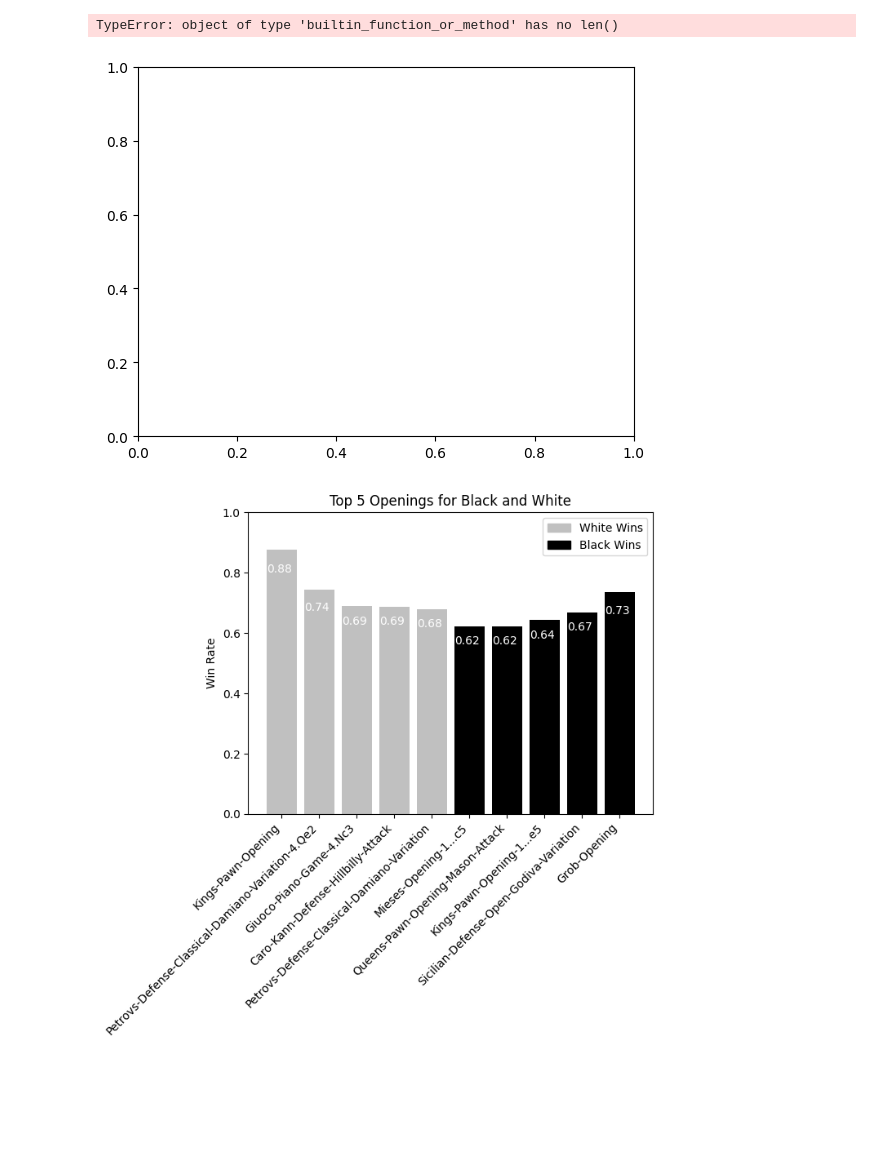
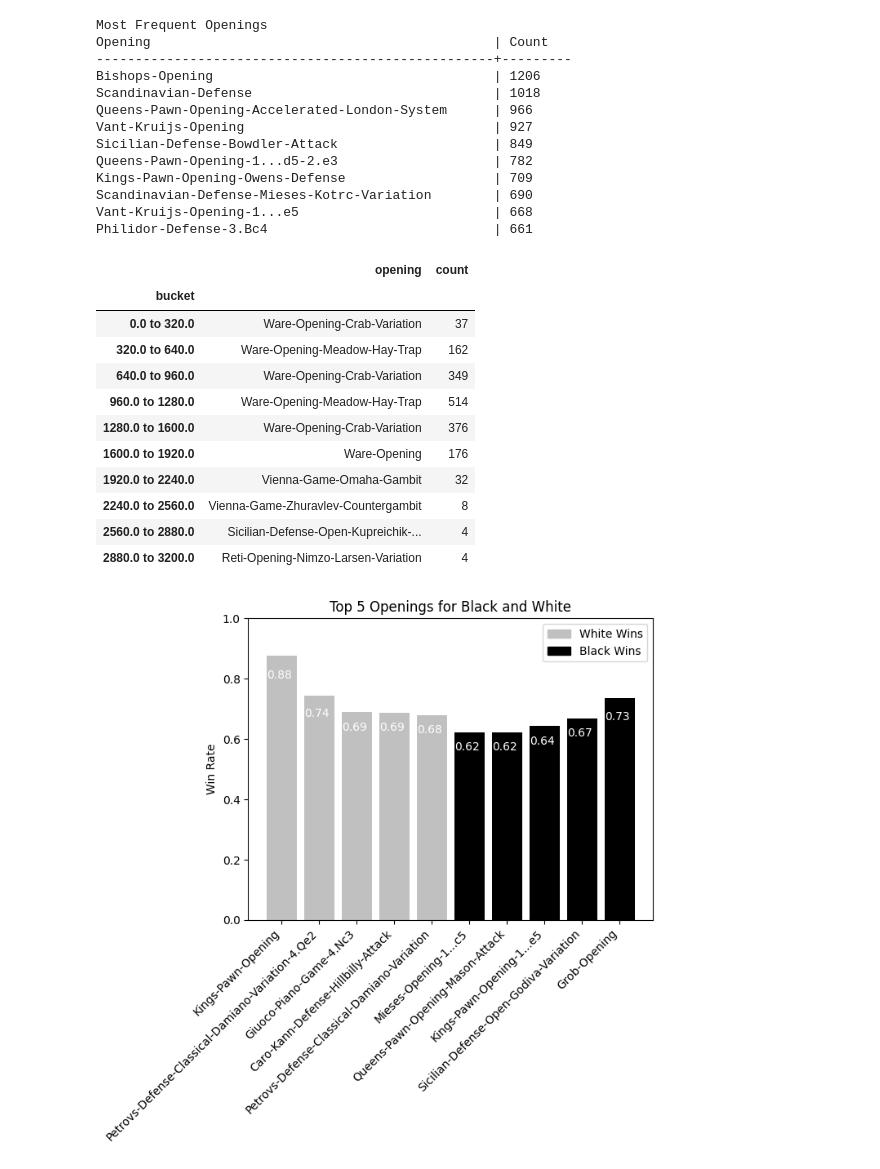
Before and after one commit to Torbet/Chess-DS, a Jupyter notebook: Openings.ipynb, the cells around one changed output. Drawn from its saved outputs; the diff is of its cells as text; code cells hidden in the pictures; blank space fills up the shorter version.

Commit message:
opening frequencies

```diff
--- a/Openings.ipynb
+++ b/Openings.ipynb
@@ -9,18 +9,70 @@ df = pd.read_csv('data/chess-openings.csv')
 counts = {k:v for k,v in dict(df['opening'].value_counts()).items()}
 mean_count = np.array(list([c for c in counts.values() if c > 1])).mean()
 # %%
-cell_text = counts.values
-row_labels = range(len(counts))
-col_labels = ["be", "bo"]
+orderedDict = dict(sorted(counts.items(), key=lambda item: item[1]))
 
-# kw = dict(cellColours=[["#EEECE1"] * len(data.iloc[0])] * len(data))  # to fill cells with color
-ytable = plt.table(cellText=cell_text, rowLabels=row_labels, colLabels=col_labels, loc="center right")
-plt.axis("off")
-plt.grid(False)
-plt.show()
+values = list(orderedDict.values())
+keys = list(orderedDict.keys())
+
+values.reverse()
+keys.reverse()
+
+n = 10
+
+print("Most Frequent Openings")
+
+print("{:<50} | {:<8}".format("Opening", "Count"))
+print("{:-<50}-+-{:-<8}".format("", ""))
+for i in range(n):
+    print("{:<50} | {:<8}".format(keys[i], values[i]))
 # %% [output]
-TypeError: object of type 'builtin_function_or_method' has no len()
+Most Frequent Openings
+Opening                                            | Count
+---------------------------------------------------+---------
+Bishops-Opening                                    | 1206
+Scandinavian-Defense                               | 1018
+Queens-Pawn-Opening-Accelerated-London-System      | 966
+Vant-Kruijs-Opening                                | 927
+Sicilian-Defense-Bowdler-Attack                    | 849
+Queens-Pawn-Opening-1...d5-2.e3                    | 782
+Kings-Pawn-Opening-Owens-Defense                   | 709
+Scandinavian-Defense-Mieses-Kotrc-Variation        | 690
+Vant-Kruijs-Opening-1...e5                         | 668
+Philidor-Defense-3.Bc4                             | 661
-[figure, removed]
+# %%
+maxElo = max(df["white_rating"].max(), df["black_rating"].max())
+
+buckets = 10
+
+bucketLabels = []
+
+for i in range(buckets):
+    bucketLabels += [str(i*stepSize) + " to " + str((i+1)*stepSize)]
+
+stepSize = round(maxElo/buckets, -1)
+
+bucketed = df.assign(white_bucket = df["white_rating"]/stepSize-(df["white_rating"]/stepSize)%1)
+bucketed = bucketed.assign(black_bucket = bucketed["black_rating"]/stepSize-(bucketed["black_rating"]/stepSize)%1)
+
+bucketedWhite = bucketed.groupby(["white_bucket", "opening"]).size().reset_index(name="count").groupby("white_bucket").max()
+
+bucketedWhite["bucket"] = bucketLabels
+bucketedWhite = bucketedWhite.set_index("bucket")
+
+bucketedWhite
+# %% [output]
+|  | opening | count |
+| bucket |  |  |
+| 0.0 to 320.0 | Ware-Opening-Crab-Variation | 37 |
+| 320.0 to 640.0 | Ware-Opening-Meadow-Hay-Trap | 162 |
+| 640.0 to 960.0 | Ware-Opening-Crab-Variation | 349 |
+| 960.0 to 1280.0 | Ware-Opening-Meadow-Hay-Trap | 514 |
+| 1280.0 to 1600.0 | Ware-Opening-Crab-Variation | 376 |
+| 1600.0 to 1920.0 | Ware-Opening | 176 |
+| 1920.0 to 2240.0 | Vienna-Game-Omaha-Gambit | 32 |
+| 2240.0 to 2560.0 | Vienna-Game-Zhuravlev-Countergambit | 8 |
+| 2560.0 to 2880.0 | Sicilian-Defense-Open-Kupreichik-... | 4 |
+| 2880.0 to 3200.0 | Reti-Opening-Nimzo-Larsen-Variation | 4 |
 # %%
 n = 10
 wins = dict()
```
